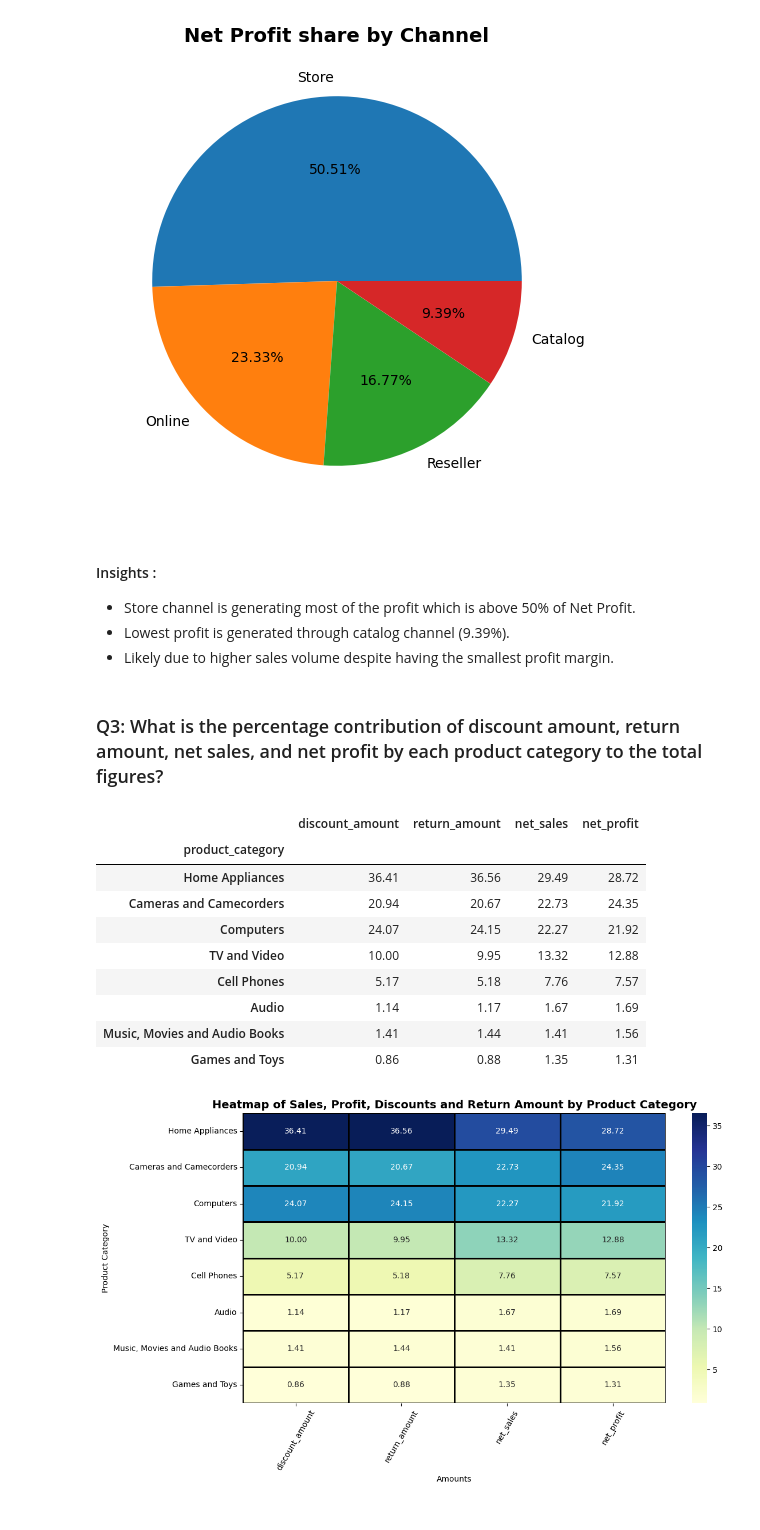
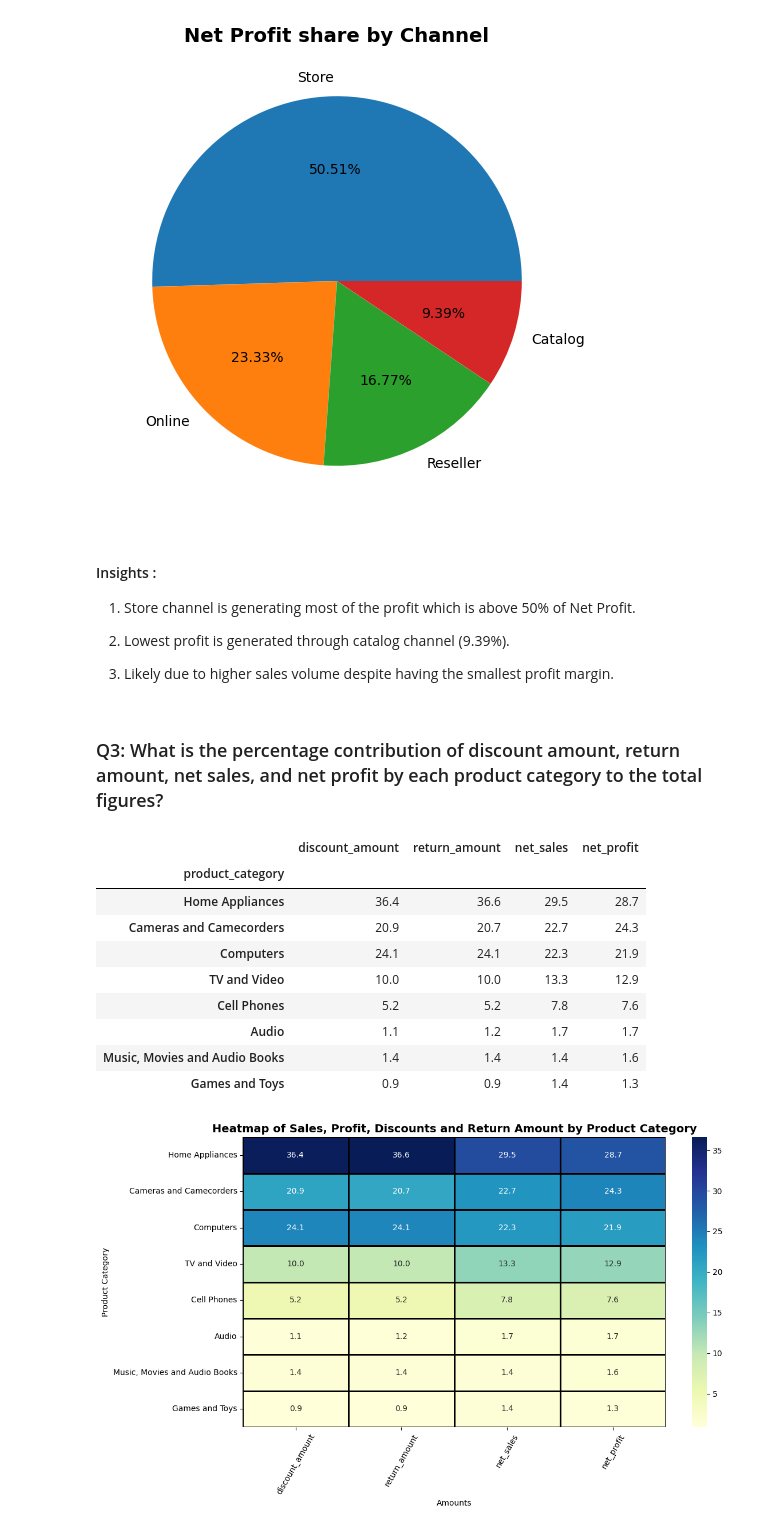
Before and after one commit to hemant4dsci/retail_e-commerce_sales_analytics, a Jupyter notebook: notebooks/02_exploratory_data_analysis.ipynb, the cells around one changed output. Drawn from its saved outputs; the diff is of its cells as text; code cells hidden in the pictures.

```diff
--- a/notebooks/02_exploratory_data_analysis.ipynb
+++ b/notebooks/02_exploratory_data_analysis.ipynb
@@ -335,7 +343,7 @@ group_brand
 # %%
 # Bar Chart to show net sales and net profit by brand
 sales_profit = {"net_sales": "Net Sales", "net_profit": "Net Profit"}
-colors = ["lightblue", "lightgreen"]
+colors = ["skyblue", "lightgreen"]
 
 plt.figure(figsize=(15, 8))
 plt.suptitle("Net Sales and Net Profit by Brand", fontsize=14, fontweight="bold")
@@ -402,46 +412,49 @@ plt.show()
 [figure]
 # %% [markdown]
 #### Insights :
-- Store channel is generating most of the profit which is above 50% of Net Profit.
-- Lowest profit is generated through catalog channel (9.39%).
-- Likely due to higher sales volume despite having the smallest profit margin.
+
+1. Store channel is generating most of the profit which is above 50% of Net Profit.
+
+2. Lowest profit is generated through catalog channel (9.39%).
+
+3. Likely due to higher sales volume despite having the smallest profit margin.
 # %% [markdown]
 ### Q3: What is the percentage contribution of discount amount, return amount, net sales, and net profit by each product category to the total figures?
 # %%
 # Group by Product Category, aggregating discount amount, return amount, total cost, net sales and net profit by sum
 
 group_product = (
     df.groupby(by="product_category", as_index=False)
     .agg(
         discount_amount=pd.NamedAgg(column="discount_amount", aggfunc="sum"),
         return_amount=pd.NamedAgg(column="return_amount", aggfunc="sum"),
         net_sales=pd.NamedAgg(column="net_sales", aggfunc="sum"),
         net_profit=pd.NamedAgg(column="net_profit", aggfunc="sum"),
     )
     .sort_values(by="net_profit", ascending=False)
 )
 
 group_product.set_index(
     keys="product_category", inplace=True
 )  # Now Product Category is Index
 
 for col in group_product.columns:
     group_product[col] = ((group_product[col] / group_product[col].sum()) * 100).round(
-        2
+        1
     )
 
 group_product
 # %% [output]
 |  | discount_amount | return_amount | net_sales | net_profit |
 | product_category |  |  |  |  |
-| Home Appliances | 36.41 | 36.56 | 29.49 | 28.72 |
-| Cameras and Camecorders | 20.94 | 20.67 | 22.73 | 24.35 |
-| Computers | 24.07 | 24.15 | 22.27 | 21.92 |
-| TV and Video | 10.00 | 9.95 | 13.32 | 12.88 |
-| Cell Phones | 5.17 | 5.18 | 7.76 | 7.57 |
-| Audio | 1.14 | 1.17 | 1.67 | 1.69 |
-| Music, Movies and Audio Books | 1.41 | 1.44 | 1.41 | 1.56 |
-| Games and Toys | 0.86 | 0.88 | 1.35 | 1.31 |
+| Home Appliances | 36.4 | 36.6 | 29.5 | 28.7 |
+| Cameras and Camecorders | 20.9 | 20.7 | 22.7 | 24.3 |
+| Computers | 24.1 | 24.1 | 22.3 | 21.9 |
+| TV and Video | 10.0 | 10.0 | 13.3 | 12.9 |
+| Cell Phones | 5.2 | 5.2 | 7.8 | 7.6 |
+| Audio | 1.1 | 1.2 | 1.7 | 1.7 |
+| Music, Movies and Audio Books | 1.4 | 1.4 | 1.4 | 1.6 |
+| Games and Toys | 0.9 | 0.9 | 1.4 | 1.3 |
 # %%
 # Visualization of proportion of discount amount, return amount, net sales and net profit by Product Category
 plt.figure(figsize=(12, 7))
```
Also changed, not shown: parts of 30 cells of this notebook.
